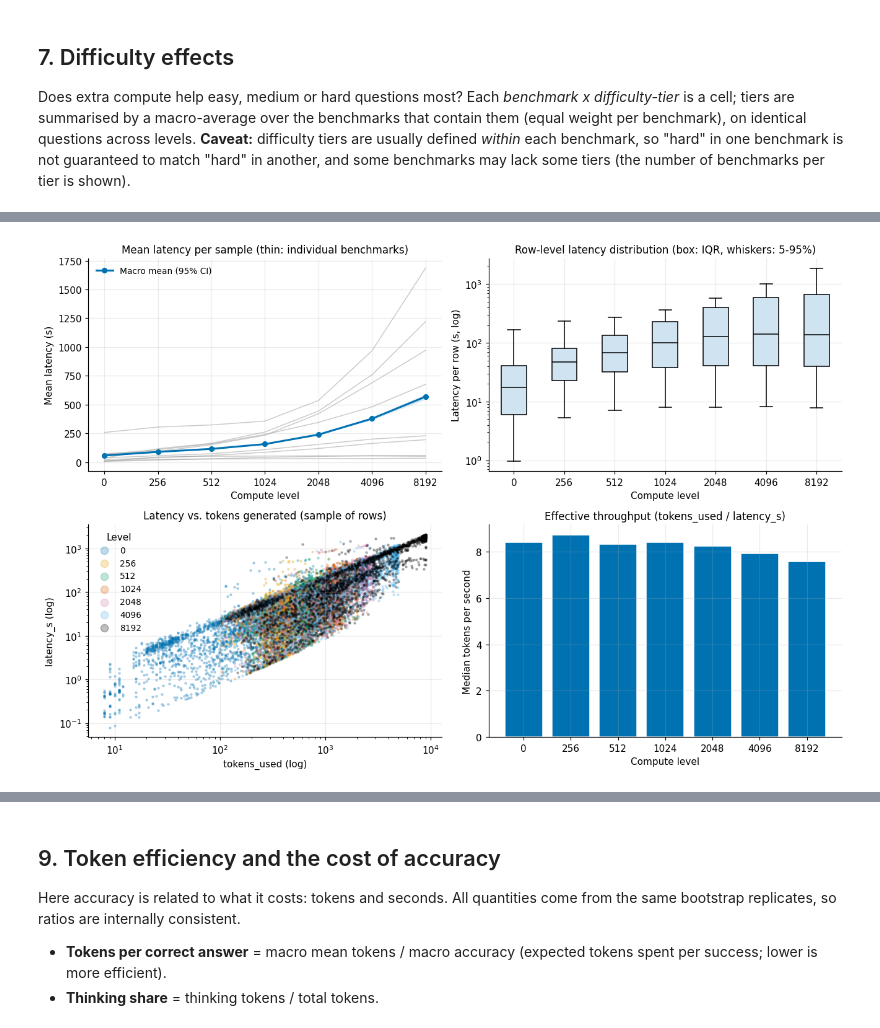
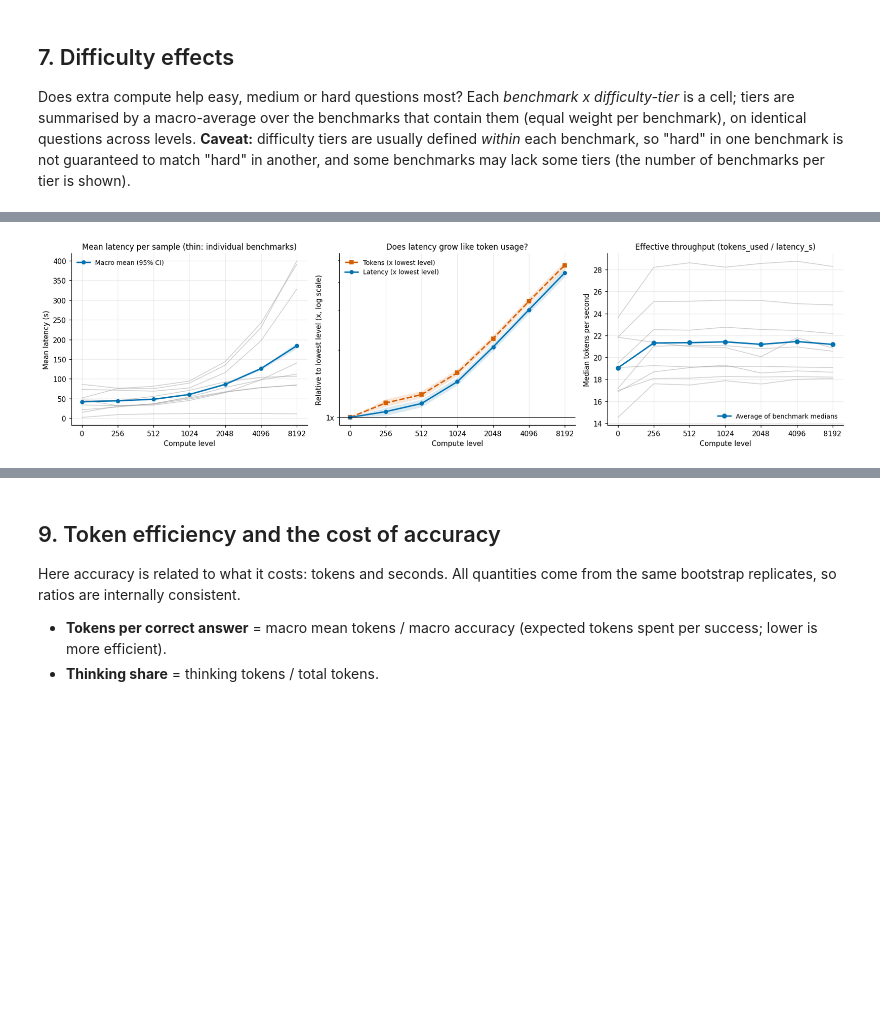
Before and after one commit to tharwat-ux/TTCA, a Jupyter notebook: src/notebooks/h1-overbenchmark_analysis/compute_level_analysis.ipynb, the cells around one changed output, grey strips where cells are left out. Saved outputs shown, nothing was run; the diff lists cells and outputs as text; code cells hidden in the pictures; blank space fills up the shorter version.

```diff
--- a/src/notebooks/h1-overbenchmark_analysis/compute_level_analysis.ipynb
+++ b/src/notebooks/h1-overbenchmark_analysis/compute_level_analysis.ipynb
@@ -24,13 +28,13 @@
 | 12 | Synthesis | What can (and cannot) be concluded? |
 # %%
 # ============================ CONFIGURATION ============================
-DATA_PATH = "../../data/raw/qwen3-0.6B/qwen3-.06B_raw_results.csv"   # <-- SET THIS: .csv, .tsv, .parquet, .jsonl or .json
-SAVE_DIR = "../../results/r1-llama8b_raw_results/compute_level_analysis/Figures"   # <-- SET THIS: folder where ALL figures are saved as PNG (created if missing)
+DATA_PATH = "../../data/raw/LiquidAILFM2.5-2.6B/LiquidAILFM2.5-2.6B_raw_results.csv"   # <-- SET THIS: .csv, .tsv, .parquet, .jsonl or .json
+SAVE_DIR = "../../results/LiquidAILFM2/compute_level_analysis/Figures"   # <-- SET THIS: folder where ALL figures are saved as PNG (created if missing)
 
 # ---- Optional settings (defaults are sensible) ----
 COMPUTE_ORDER = None          # e.g. ["low", "medium", "high"]; None = infer the order automatically
 TIER_ORDER = None             # e.g. ["easy", "medium", "hard"]; None = infer automatically
-TASK_TYPE_SOURCE = "benchmark"     # "column" = use the task_type column, "inferred" = infer from `gold`, "auto" = column if informative
+TASK_TYPE_SOURCE = "benchmark"     # "benchmark" = use TASK_TYPE_MAP below, "column" = use the task_type column, "inferred" = infer from `gold`, "auto" = column if informative
 TASK_TYPE_MAP = {
     "MMLU-Redux": "MCQ",
     "MMLU-Pro": "MCQ",
@@ -48,6 +52,7 @@ SEED = 42                     # random seed (bootstrap, plotting subsamples)
 MISSING_CORRECT = "drop"      # rows whose is_correct cannot be read: "drop" (counted and reported) or "incorrect"
 DROP_DUPLICATES = False       # True = keep only the first row of repeated (benchmark, question, level, sample) keys
 MIN_QUESTIONS_PER_CELL = 20   # cells (e.g. benchmark x level) with fewer questions are flagged as low-n in tables
+MIN_INFORMATIVE_Q = 10        # Sections 9.1/9.2: a benchmark x level cell is shown only if it has at least this many informative questions
 # %%
 # ----------------------------- Imports & style -----------------------------
 import math
@@ -797,8 +888,6 @@ if T:
         for c in cv.cells:                                   # individual benchmarks
             ax.plot(X, est_tt.point[est_tt.cells.index(c), 0], color=col, alpha=0.3, lw=1)
         draw(ax, cv.point, cv.lo, cv.hi, color=col, label="Macro-average (equal benchmark weight)")
-        pooled_t = pooled_cluster(d[d.task_type_final == t])["accuracy"].values
-        ax.plot(X, pooled_t, color="black", ls="--", lw=1.2, label="Row-pooled")
         ax.set_title(f"{t}  ({len(cv.cells)} benchmark{'s' if len(cv.cells) != 1 else ''})")
         level_axis(ax, label=False)
         ax.set_ylim(0, 1.02)
@@ -1118,13 +1203,13 @@ if "latency_s" not in VALUES:
 else:
     lat = macro(PRIMARY, "latency_s")
     lat_ratio = Curve(lat.point / lat.point[0], lat.boot / lat.boot[:, :1])
-    row_lat = d.groupby("compute_level")["latency_s"]
+    lat_cells = [c[0] for c in lat.cells]
+    med = (d_bal[d_bal.benchmark.isin(lat_cells)].groupby(["benchmark", "compute_level"])["latency_s"].median()
+           .unstack("compute_level").reindex(columns=LEVELS))
     lat_tbl = pd.DataFrame({
         "macro_mean_s": lat.point, "ci_low": lat.lo, "ci_high": lat.hi,
         "ratio_vs_lowest": lat_ratio.point, "ratio_ci_low": lat_ratio.lo, "ratio_ci_high": lat_ratio.hi,
-        "row_median_s": row_lat.median().reindex(LEVELS).values,
-        "row_p90_s": row_lat.quantile(0.9).reindex(LEVELS).values,
-        "row_max_s": row_lat.max().reindex(LEVELS).values,
+        "macro_median_s (tail check)": med.mean(axis=0).values,
     }, index=LV)
     display(lat_tbl)
     cv_miss = d["latency_s"].isna().groupby(d["compute_level"]).mean().reindex(LEVELS)
@@ -1142,7 +1227,7 @@ else:
 # %%
 if lat is not None:
-    fig, axes = plt.subplots(2, 2, figsize=(12, 8))
-    ax = axes[0, 0]
+    fig, axes = plt.subplots(1, 3, figsize=(16, 4.3))
+    ax = axes[0]
     for c in lat.cells:
         ax.plot(X, PRIMARY.point[PRIMARY.cells.index(c), PRIMARY.values.index("latency_s")], color="#999999", alpha=0.5, lw=1)
     draw(ax, lat.point, lat.lo, lat.hi, color=PALETTE[0], label="Macro mean (95% CI)")
@@ -1151,44 +1236,43 @@ if lat is not None:
     ax.set_title("Mean latency per sample (thin: individual benchmarks)")
     ax.legend()
 
-    ax = axes[0, 1]
-    groups = [d.loc[d.compute_level == lv, "latency_s"].dropna().values for lv in LEVELS]
-    ax.boxplot(groups, whis=(5, 95), showfliers=False, patch_artist=True, boxprops=dict(facecolor="#cfe3f1"), medianprops=dict(color="black"))
-    ax.set_xticks(range(1, L + 1))
-    ax.set_xticklabels(LV)
+    ax = axes[1]
+    tokm = macro(PRIMARY, "tokens_used") if "tokens_used" in VALUES else None
+    tok_ratio_c = None
+    if tokm is not None:
+        tok_ratio_c = Curve(tokm.point / tokm.point[0], tokm.boot / tokm.boot[:, :1])
+        draw(ax, tok_ratio_c.point, tok_ratio_c.lo, tok_ratio_c.hi, color=PALETTE[3], ls="--", marker="s", label="Tokens (x lowest level)")
+    draw(ax, lat_ratio.point, lat_ratio.lo, lat_ratio.hi, color=PALETTE[0], label="Latency (x lowest level)")
     ax.set_yscale("log")
-    ax.set_xlabel("Compute level")
-    ax.set_ylabel("Latency per row (s, log)")
-    ax.set_title("Row-level latency distribution (box: IQR, whiskers: 5-95%)")
+    ax.yaxis.set_major_formatter(mticker.FuncFormatter(lambda v, _: f"{v:g}x"))
+    ax.yaxis.set_minor_formatter(mticker.NullFormatter())
+    ax.axhline(1, color="black", lw=0.8)
+    level_axis(ax)
+    ax.set_ylabel("Relative to lowest level (x, log scale)")
+    ax.set_title("Does latency grow like token usage?")
+    ax.legend()
 
-    ax = axes[1, 0]
-    sub = d[["tokens_used", "latency_s", "compute_level"]].dropna()
-    sub = sub[(sub.tokens_used > 0) & (sub.latency_s > 0)]
-    if len(sub):
-        sub = sub.sample(min(len(sub), 20000), random_state=SEED)
-        for k, lv in enumerate(LEVELS):
-            s = sub[sub.compute_level == lv]
-            ax.scatter(s.tokens_used, s.latency_s, s=4, alpha=0.25, color=PALETTE[k % len(PALETTE)], label=str(lv), rasterized=True)
-        ax.set_xscale("log")
-        ax.set_yscale("log")
-        ax.legend(markerscale=4, title="Level")
-    ax.set_xlabel("tokens_used (log)")
-    ax.set_ylabel("latency_s (log)")
-    ax.set_title("Latency vs. tokens generated (sample of rows)")
-
-    ax = axes[1, 1]
-    tps = (d.loc[(d.tokens_used > 0) & (d.latency_s > 0)].assign(tps=lambda x: x.tokens_used / x.latency_s)
-             .groupby("compute_level")["tps"].median().reindex(LEVELS))
-    ax.bar(X, tps.values, color=PALETTE[0], edgecolor="white")
+    ax = axes[2]
+    d_ok = (d_bal[d_bal.benchmark.isin(lat_cells) & (d_bal.tokens_used > 0) & (d_bal.latency_s > 0)]
+            .assign(tps=lambda x: x.tokens_used / x.latency_s))
+    tps_b = d_ok.groupby(["benchmark", "compute_level"])["tps"].median().unstack("compute_level").reindex(columns=LEVELS)
+    for _, rr in tps_b.iterrows():
+        ax.plot(X, rr.values, color="#999999", alpha=0.5, lw=1)
+    tps_macro = tps_b.mean(axis=0)
+    ax.plot(X, tps_macro.values, marker="o", color=PALETTE[0], lw=2, label="Average of benchmark medians")
     level_axis(ax)
     ax.set_ylabel("Median tokens per second")
     ax.set_title("Effective throughput (tokens_used / latency_s)")
+    ax.legend()
     finish(fig, "08_latency")
 
-    rho = sub[["tokens_used", "latency_s"]].corr(method="spearman").iloc[0, 1] if len(sub) > 2 else np.nan
+    rhos = [g_[["tokens_used", "latency_s"]].corr(method="spearman").iloc[0, 1] for _, g_ in d_ok.groupby("benchmark") if len(g_) > 10]
+    rho = float(np.nanmean(rhos)) if rhos else np.nan
     md(f"**Observed.** Macro mean latency rises from {lat.point[0]:.1f} s at `{LV[0]}` to {lat.point[-1]:.1f} s at `{LV[-1]}` "
-       f"({lat_ratio.point[-1]:.1f}x; 95% CI {lat_ratio.lo[-1]:.1f}-{lat_ratio.hi[-1]:.1f}x). "
-       f"Row-level Spearman correlation between tokens and latency: {rho:.2f}. Median throughput ranges from {np.nanmin(tps.values):.0f} to {np.nanmax(tps.values):.0f} tokens/s across levels.\n\n"
+       f"({lat_ratio.point[-1]:.1f}x; 95% CI {lat_ratio.lo[-1]:.1f}-{lat_ratio.hi[-1]:.1f}x)"
+       + (f", while tokens grow {tok_ratio_c.point[-1]:.1f}x" if tok_ratio_c is not None else "")
+       + f". Within-benchmark Spearman correlation between tokens and latency (average over benchmarks): {rho:.2f}. "
+         f"Median throughput (average of benchmark medians) ranges from {np.nanmin(tps_macro.values):.0f} to {np.nanmax(tps_macro.values):.0f} tokens/s across levels.\n\n"
        "**How to read.** Near-constant throughput together with a high token-latency correlation indicates that latency grows mainly because more tokens are generated "
        "(**hypothesis**, since hardware and batching are not recorded). Strong throughput changes between levels would suggest queueing or other overheads that confound the latency comparison.")
 # %% [output]
@@ -1196 +1280 @@ Saved figure: ..\..\results\r1-llama8b_raw_results\compute_level_analysis\Figure
-[figure, old version]
+[figure, new version]
```
Also changed, not shown: parts of 46 cells of this notebook, 16 other files.
